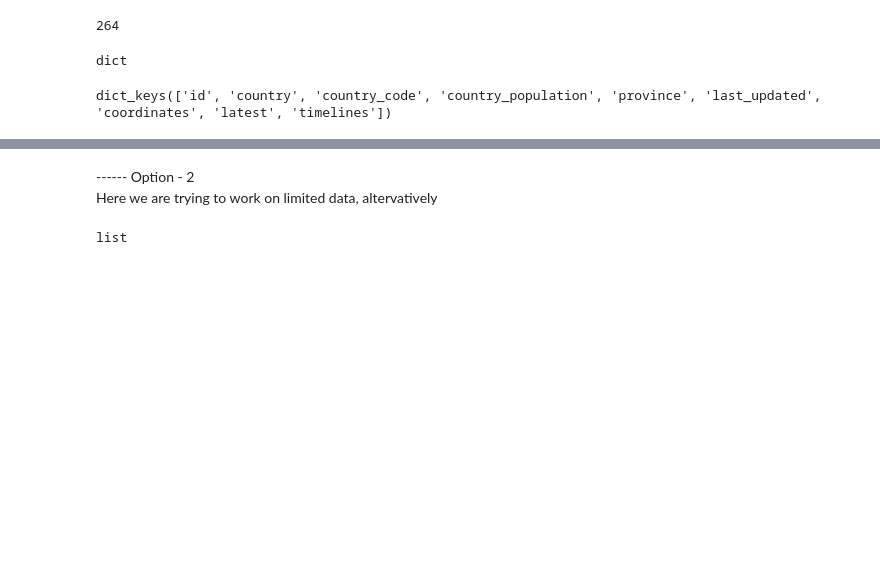
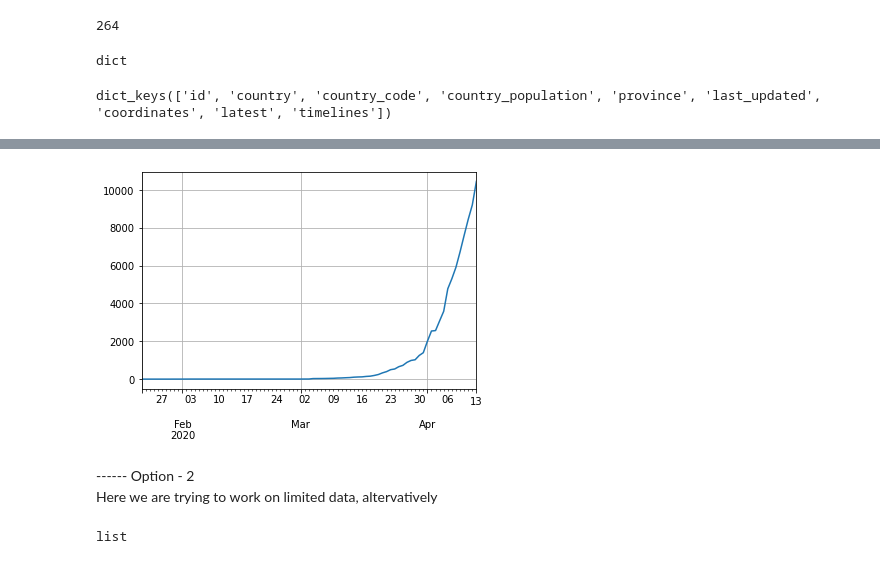
Before and after one commit to falakchhaya/COVID-19, a Jupyter notebook: COVID19_2.ipynb, the cells around one changed output, grey strips where cells are left out. Saved outputs shown, nothing was run; the diff lists cells and outputs as text; code cells hidden in the pictures; blank space fills up the shorter version.

```diff
--- a/COVID19_2.ipynb
+++ b/COVID19_2.ipynb
@@ -190,0 +212,5 @@ dict_keys(['2020-01-22T00:00:00Z', '2020-01-23T00:00:00Z', '2020-01-24T00:00:00Z
+# %%
+#trying to make a list of all the time series together
+# FPC we have to see how can we accomodate country code as column names, possibly along with province name if available
+for n in range(len(locations)):
+  timeseries[n] =  pd.DataFrame.from_dict(locations[n]['timelines']['confirmed']['timeline'], orient ='index')
@@ -191,3 +244,8 @@ dict_keys(['2020-01-22T00:00:00Z', '2020-01-23T00:00:00Z', '2020-01-24T00:00:00Z
+# %%
+timeseries[131].plot(grid=True)
+plt.show()
+# %% [output]
+[figure, added]
 # %% [markdown]
  ------  Option - 2 <br>  Here we are trying to work on limited data, altervatively
 # %%
```
Also changed, not shown: parts of 12 cells of this notebook.
